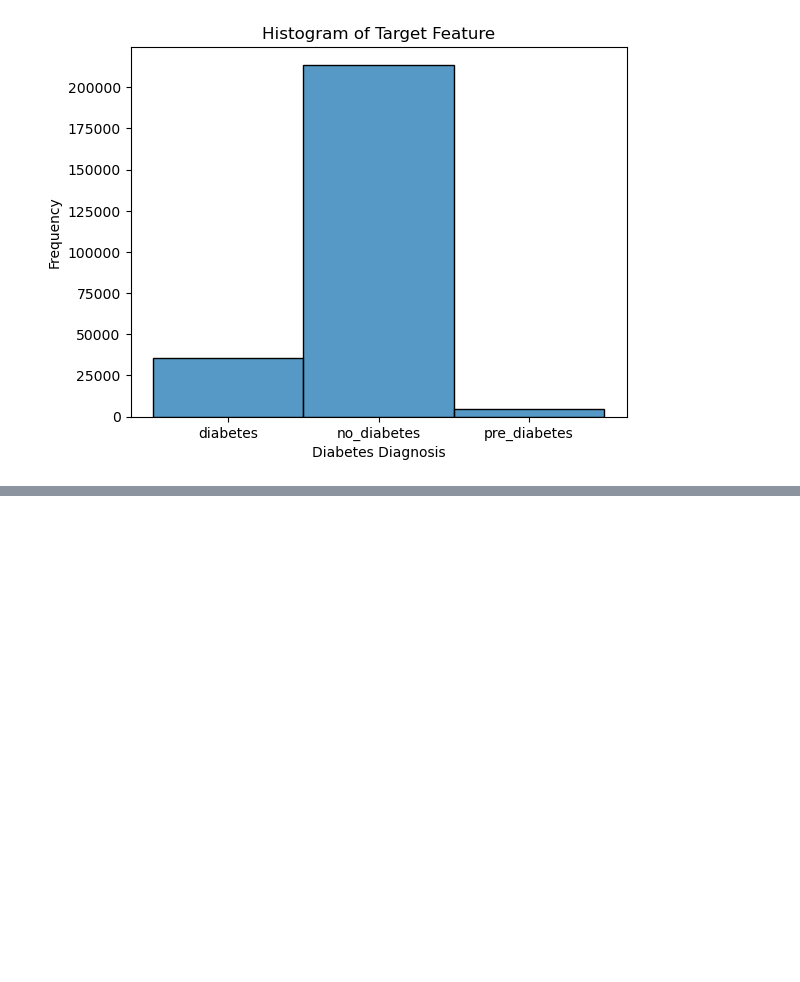
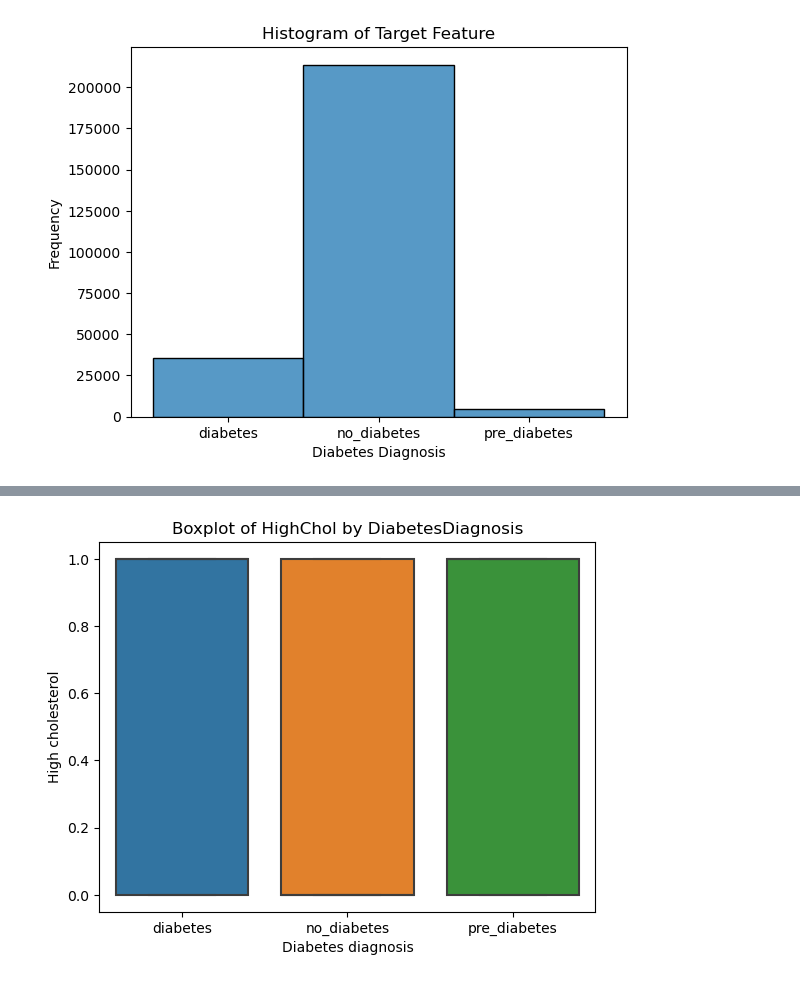
Before and after one commit to justink106/Diabetes-Predictor-Model, a Jupyter notebook: Diabetes Predictor Model - Exploratory Data Analysis .ipynb, the cells around one changed output, grey strips where cells are left out. Cells and saved outputs as stored; diff of their text form; code cells hidden in the pictures; blank space fills up the shorter version.

```diff
--- a/Diabetes Predictor Model - Exploratory Data Analysis .ipynb
+++ b/Diabetes Predictor Model - Exploratory Data Analysis .ipynb
@@ -76,0 +80,12 @@ plt.show()
+# %%
+# Have you ever been told by a health professional that your blood cholesterol is high?
+# 0 = no high cholesterol
+# 1 = high cholesterol
+
+sns.boxplot(x='DiabetesDiagnosis', y='HighChol', data=df)
+plt.xlabel('Diabetes diagnosis')
+plt.ylabel('High cholesterol')
+plt.title('Boxplot of HighChol by DiabetesDiagnosis')
+plt.show()
+# %% [output]
+[figure, added]
```
Also changed, not shown: parts of 28 cells of this notebook.
